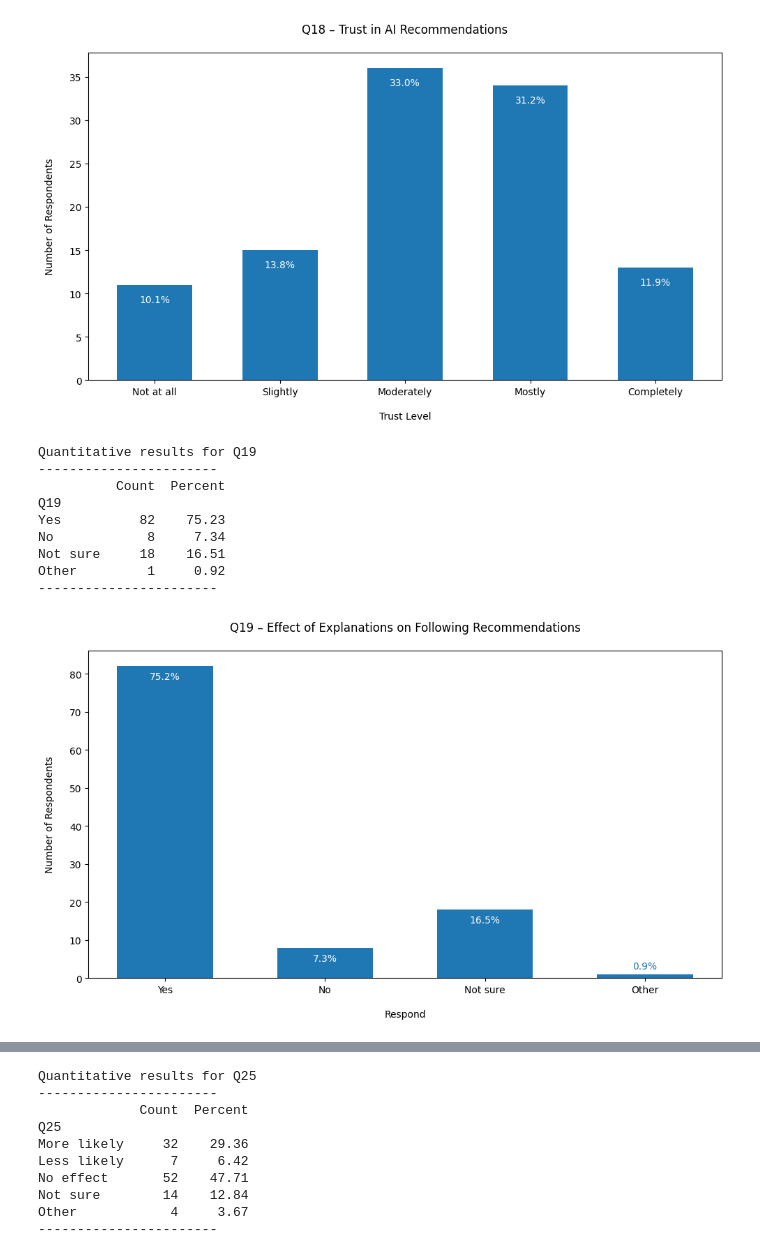
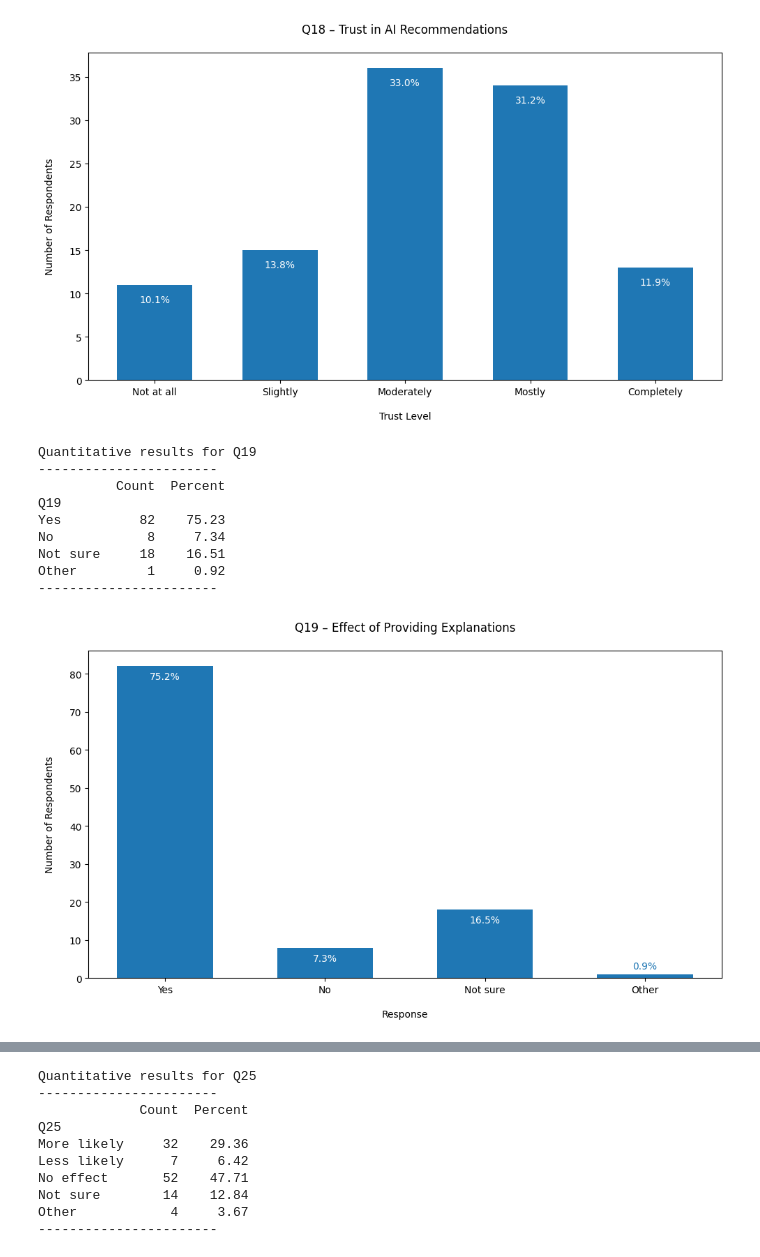
Before and after one commit to Oliveira-Lionel/thesis_results, a Jupyter notebook: results.ipynb, the cells around one changed output, grey strips where cells are left out. Cells and saved outputs as stored; diff of their text form; code cells hidden in the pictures.

```diff
--- a/results.ipynb
+++ b/results.ipynb
@@ -871,12 +870,14 @@ Percentage rating '4' or '5': 51.4%
 Percentage rating '1' or '2': 25.7%
 [figure]
 # %%
-# Q8 – Specific Eating Habit Changes under Stress (Checkboxes)
+# Q8 – Specific Eating Changes under Stress (Checkboxes)
 # Cross-analysis count: 0
 
 qid = 'Q8'
 
-filtered, others, dummies = process_checkbox(qid, official_options_map[qid])
+filtered, others, dummies, updated_df = process_checkbox(qid, official_options_map[qid], join_to_df=True)
+
+df = updated_df
 
 cb_results = cb_block(filtered, others, dummies, qid)
 
@@ -886,9 +887,9 @@ cb_results_sorted = cb_results.sort_values(by='Count', ascending=True)
 # Plot the results
 plt.figure(figsize=(9,6))
 bars = plt.barh(cb_results_sorted.index, cb_results_sorted['Count'], color='#1f77b4')
-plt.title('Q8 – Specific Eating Habit Changes under Stress', pad=20)
+plt.title('Q8 – Specific Eating Changes under Stress', pad=20)
 plt.xlabel('Number of Respondents', labelpad=15)
-plt.ylabel('Behavior', labelpad=5)
+plt.ylabel('Behaviour', labelpad=5)
 max_count = cb_results_sorted['Count'].max()
 plt.xlim(0, max_count * 1.15)
 
@@ -955,12 +956,14 @@ Percentage rating '4' or '5': 43.1%
 Percentage rating '1' or '2': 33.0%
 [figure]
 # %%
-# Q10 – Influencing Factors under Stress (Checkboxes)
+# Q10 – Food Choice Factors under Stress (Checkboxes)
 # Cross-analysis count: 0
 
 qid = 'Q10'
 
-filtered, others, dummies = process_checkbox(qid, official_options_map[qid])
+filtered, others, dummies, df_updated = process_checkbox(qid, official_options_map[qid], join_to_df=True)
+
+df = df_updated
 
 cb_results = cb_block(filtered, others, dummies, qid)
 
@@ -970,7 +973,7 @@ cb_results_sorted = cb_results.sort_values(by='Count', ascending=True)
 # Plot the results
 plt.figure(figsize=(9,6))
 bars = plt.barh(cb_results_sorted.index, cb_results_sorted['Count'], color='#1f77b4')
-plt.title('Q10 – Influencing Factors under Stress', pad=20)
+plt.title('Q10 – Food Choice Factors under Stress', pad=20)
 plt.xlabel('Number of Respondents', labelpad=15)
 plt.ylabel('Factor', labelpad=15)
 max_count = cb_results_sorted['Count'].max()
@@ -1078,12 +1081,14 @@ Percentage rating '4' or '5': 41.3%
 Percentage rating '1' or '2': 25.7%
 [figure]
 # %%
-# Q13 – Preferred Personalization Types (Checkboxes)
+# Q13 – Preferred Personalization (Checkboxes)
 # Cross-analysis count: 0
 
 qid = 'Q13'
 
-filtered, others, dummies = process_checkbox(qid, official_options_map[qid])
+filtered, others, dummies, df_updated = process_checkbox(qid, official_options_map[qid], join_to_df=True)
+
+df = df_updated
 
 cb_results = cb_block(filtered, others, dummies, qid)
 
@@ -1093,9 +1098,9 @@ cb_results_sorted = cb_results.sort_values(by='Count', ascending=True)
 # Plot the results
 plt.figure(figsize=(9,6))
 bars = plt.barh(cb_results_sorted.index, cb_results_sorted['Count'], color='#1f77b4')
-plt.title('Q13 – Preferred Personalization Types', pad=20)
+plt.title('Q13 – Preferred Personalization', pad=20)
 plt.xlabel('Number of Respondents', labelpad=15)
-plt.ylabel('Personalization Type', labelpad=5)
+plt.ylabel('Personalization', labelpad=5)
 max_count = cb_results_sorted['Count'].max()
 plt.xlim(0, max_count * 1.15)
 
@@ -1197,10 +1202,12 @@ Other         1     0.92
 # %%
-# Q16 – Preferred Real-time Features (Checkboxes)
+# Q16 – Real-Time Features in Recommendations (Checkboxes)
 # Cross-analysis count: 0
 
 qid = 'Q16'
 
-filtered, others, dummies = process_checkbox(qid, official_options_map[qid])
+filtered, others, dummies, df_updated = process_checkbox(qid, official_options_map[qid], join_to_df=True)
+
+df = df_updated
 
 cb_results = cb_block(filtered, others, dummies, qid)
 
@@ -1210,7 +1217,7 @@ cb_results_sorted = cb_results.sort_values(by='Count', ascending=True)
 # Plot the results
 plt.figure(figsize=(9,6))
 bars = plt.barh(cb_results_sorted.index, cb_results_sorted['Count'], color='#1f77b4')
-plt.title('Q16 – Preferred Real-time Features', pad=20)
+plt.title('Q16 – Real-Time Features in Recommendations', pad=20)
 plt.xlabel('Number of Respondents', labelpad=15)
 plt.ylabel('Feature', labelpad=5)
 max_count = cb_results_sorted['Count'].max()
@@ -1318,7 +1327,7 @@ Percentage rating '4' or '5': 43.1%
 Percentage rating '1' or '2': 23.9%
 [figure]
 # %%
-# Q19 – Effect of Explanations on Following Recommendations (Multiple Choice)
+# Q19 – Effect of Providing Explanations (Multiple Choice)
 # Cross-analysis count: 0
 
 qid = 'Q19'
@@ -1326,34 +1335,34 @@ qid = 'Q19'
 filtered, others = process_multiple_choice(qid, official_options_map[qid])
 
 mc_results = mc_block(filtered, others, qid)
 
 # Plot the results
 plt.figure(figsize=(10,6))
 plt.bar(mc_results.index, mc_results['Count'], width=0.6, color='#1f77b4')
-plt.title('Q19 – Effect of Explanations on Following Recommendations', pad=20)
-plt.xlabel('Respond', labelpad=15)
+plt.title('Q19 – Effect of Providing Explanations', pad=20)
+plt.xlabel('Response', labelpad=15)
 plt.ylabel('Number of Respondents', labelpad=15)
 plt.xticks(rotation=0, ha='center')
 
 # Add values on or above bars
 for i, (label, count, perc) in enumerate(zip(mc_results.index, mc_results['Count'], mc_results['Percent'])):
     if label == "Other":
         plt.text(i, count + 1, f"{perc:.1f}%", ha='center', va='bottom', color='#1f77b4')
     else:
         plt.text(i, count - 4, f"{perc:.1f}%", ha='center', va='bottom', color='white')
 
 
 plt.tight_layout()
 plt.show()
 # %% [output]
 Quantitative results for Q19
 -----------------------
           Count  Percent
 Q19
 Yes          82    75.23
 No            8     7.34
 Not sure     18    16.51
 Other         1     0.92
 -----------------------
-[figure, old version]
+[figure, new version]
 # %%
```
Also changed, not shown: parts of 65 cells of this notebook.
